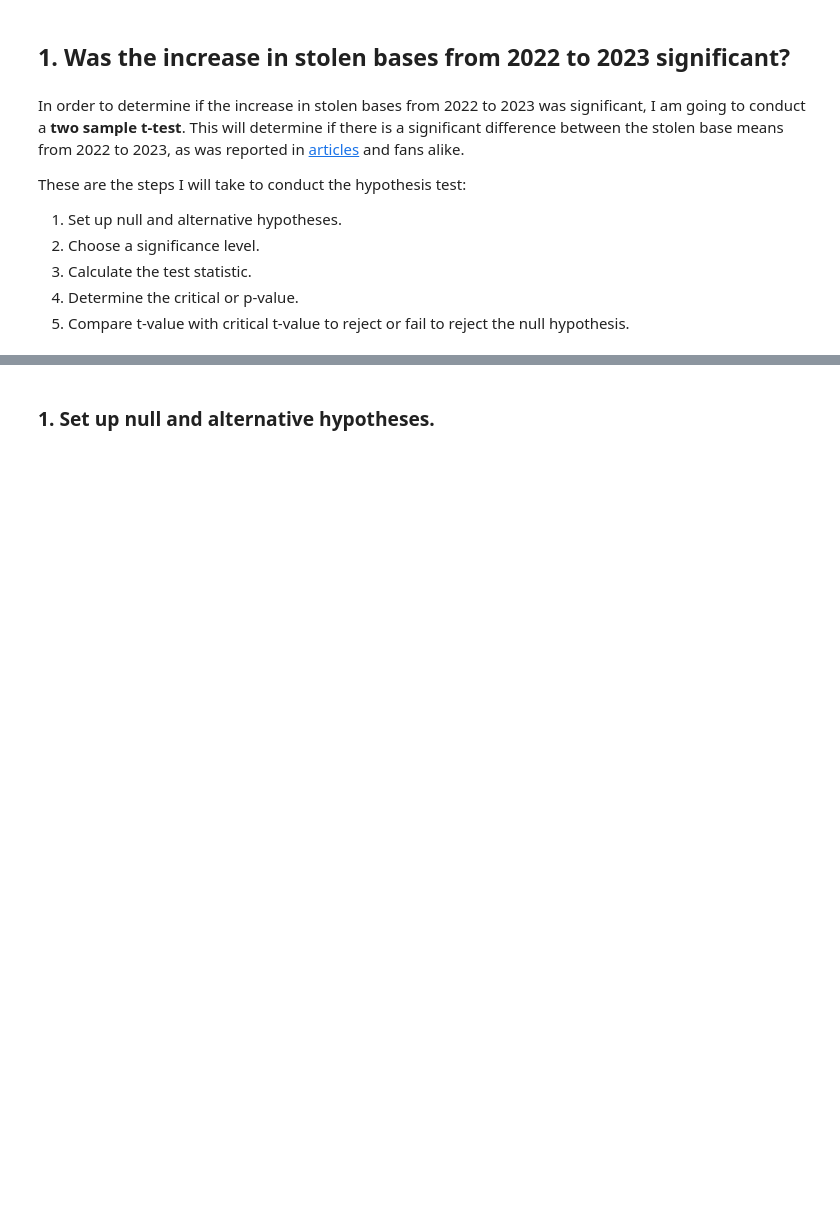
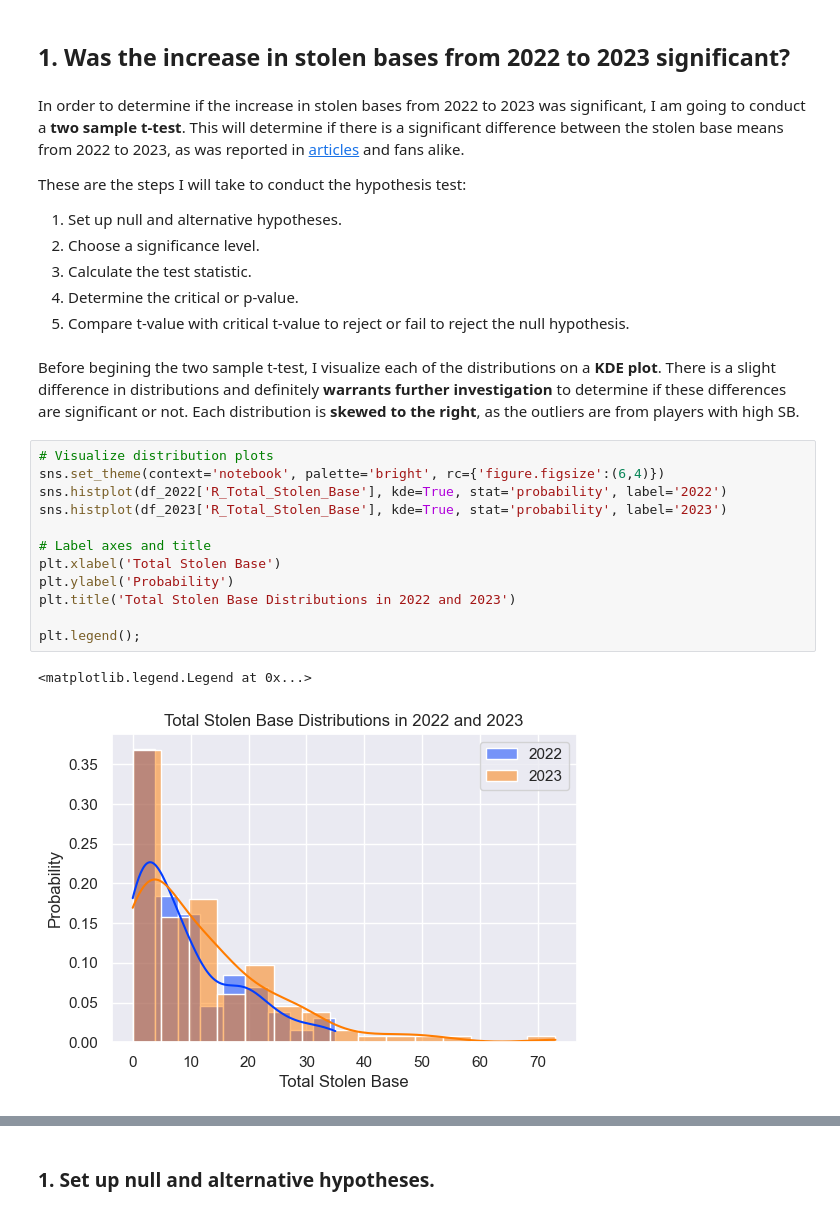
Before and after one commit to scarlettvalentin/mlb_stolen_bases, a Jupyter notebook: notebook.ipynb, the cells around one changed output, grey strips where cells are left out. Cells and saved outputs as stored; diff of their text form; blank space fills up the shorter version.

Commit message:
distribution plot in hypothesis test in notebook

```diff
--- a/notebook.ipynb
+++ b/notebook.ipynb
@@ -197,3 +198,20 @@ These are the steps I will take to conduct the hypothesis test:
 3. Calculate the test statistic.
 4. Determine the critical or p-value.
 5. Compare t-value with critical t-value to reject or fail to reject the null hypothesis.
+# %% [markdown]
+Before begining the two sample t-test, I visualize each of the distributions on a **KDE plot**. There is a slight difference in distributions and definitely **warrants further investigation** to determine if these differences are significant or not. Each distribution is **skewed to the right**, as the outliers are from players with high SB.
+# %%
+# Visualize distribution plots
+sns.set_theme(context='notebook', palette='bright', rc={'figure.figsize':(6,4)})
+sns.histplot(df_2022['R_Total_Stolen_Base'], kde=True, stat='probability', label='2022')
+sns.histplot(df_2023['R_Total_Stolen_Base'], kde=True, stat='probability', label='2023')
+
+# Label axes and title
+plt.xlabel('Total Stolen Base')
+plt.ylabel('Probability')
+plt.title('Total Stolen Base Distributions in 2022 and 2023')
+
+plt.legend();
+# %% [output]
+<matplotlib.legend.Legend at 0x...>
+[figure, added]
```
Also changed, not shown: parts of 2 cells of this notebook.
